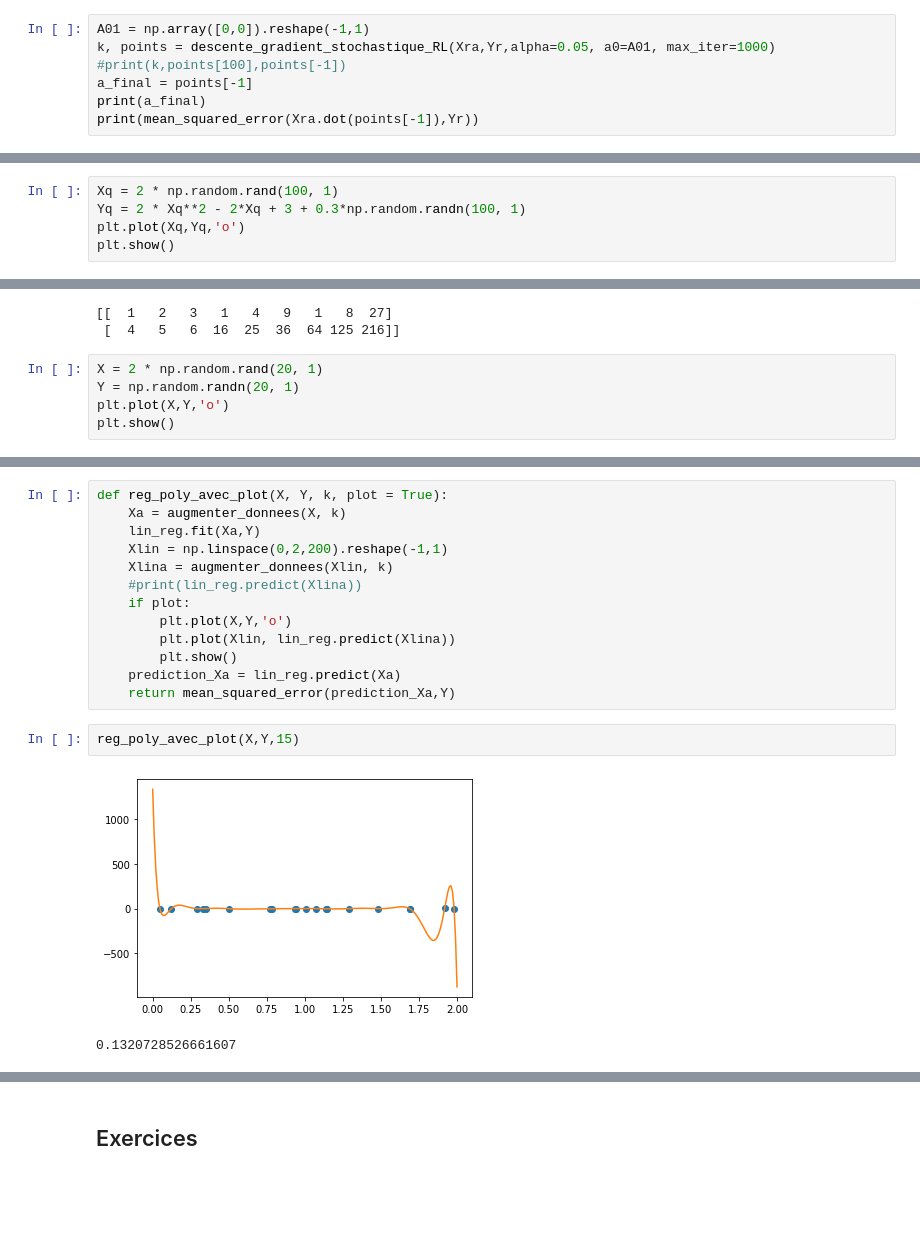
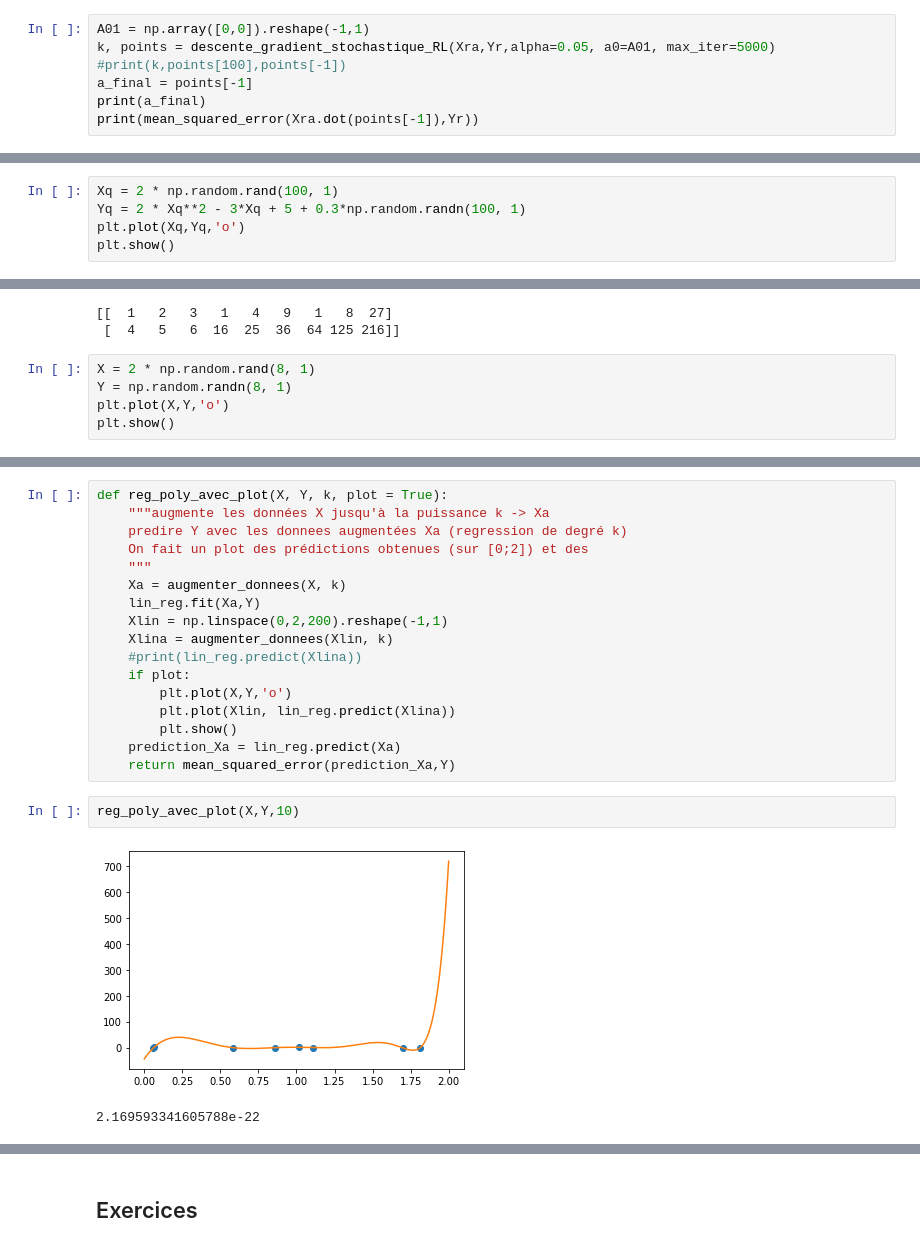
Before and after one commit to DrAlgo/apprentissage_m2_amis, a Jupyter notebook: jupyter/5_reg_lineaire_complements.ipynb, the cells around one changed output, grey strips where cells are left out. Drawn from its saved outputs; the diff is of its cells as text; blank space fills up the shorter version.

```diff
--- a/jupyter/5_reg_lineaire_complements.ipynb
+++ b/jupyter/5_reg_lineaire_complements.ipynb
@@ -76,7 +77,7 @@ Xr = Xr_plot.reshape(-1,1)
 Xra = np.concatenate( (np.ones((len(Xr),1)), Xr), axis=1)  #Xr augmenté−
 # %%
 A01 = np.array([0,0]).reshape(-1,1)
-k, points = descente_gradient_stochastique_RL(Xra,Yr,alpha=0.05, a0=A01, max_iter=1000)
+k, points = descente_gradient_stochastique_RL(Xra,Yr,alpha=0.05, a0=A01, max_iter=5000)
 #print(k,points[100],points[-1])
 a_final = points[-1]
 print(a_final)
@@ -103,6 +104,6 @@ Considérons des données situées approximativement sur une courbe de degré 2,
 # %%
 Xq = 2 * np.random.rand(100, 1)
-Yq = 2 * Xq**2 - 2*Xq + 3 + 0.3*np.random.randn(100, 1)
+Yq = 2 * Xq**2 - 3*Xq + 5 + 0.3*np.random.randn(100, 1)
 plt.plot(Xq,Yq,'o')
 plt.show()
 # %% [output]
@@ -169,8 +170,8 @@ print(augmenter_donnees(X,3))
 [[  1   2   3   1   4   9   1   8  27]
  [  4   5   6  16  25  36  64 125 216]]
 # %%
-X = 2 * np.random.rand(20, 1)
-Y = np.random.randn(20, 1)
+X = 2 * np.random.rand(8, 1)
+Y = np.random.randn(8, 1)
 plt.plot(X,Y,'o')
 plt.show()
 # %% [output]
@@ -178,5 +179,9 @@ plt.show()
 # %%
 def reg_poly_avec_plot(X, Y, k, plot = True):
+    """augmente les données X jusqu'à la puissance k -> Xa
+    predire Y avec les donnees augmentées Xa (regression de degré k)
+    On fait un plot des prédictions obtenues (sur [0;2]) et des
+    """
     Xa = augmenter_donnees(X, k)
     lin_reg.fit(Xa,Y)
     Xlin = np.linspace(0,2,200).reshape(-1,1)
@@ -189,10 +194,10 @@ def reg_poly_avec_plot(X, Y, k, plot = True):
     prediction_Xa = lin_reg.predict(Xa)
     return mean_squared_error(prediction_Xa,Y)
 # %%
-reg_poly_avec_plot(X,Y,15)
+reg_poly_avec_plot(X,Y,10)
 # %% [output]
-[figure, old version]
+[figure, new version]
-0.1320728526661607
+2.169593341605788e-22
 # %%
 x = [reg_poly_avec_plot(X,Y,i,plot=False) for i in range(2,15)]
 plt.plot(x)
```
Also changed, not shown: parts of 11 cells of this notebook.
